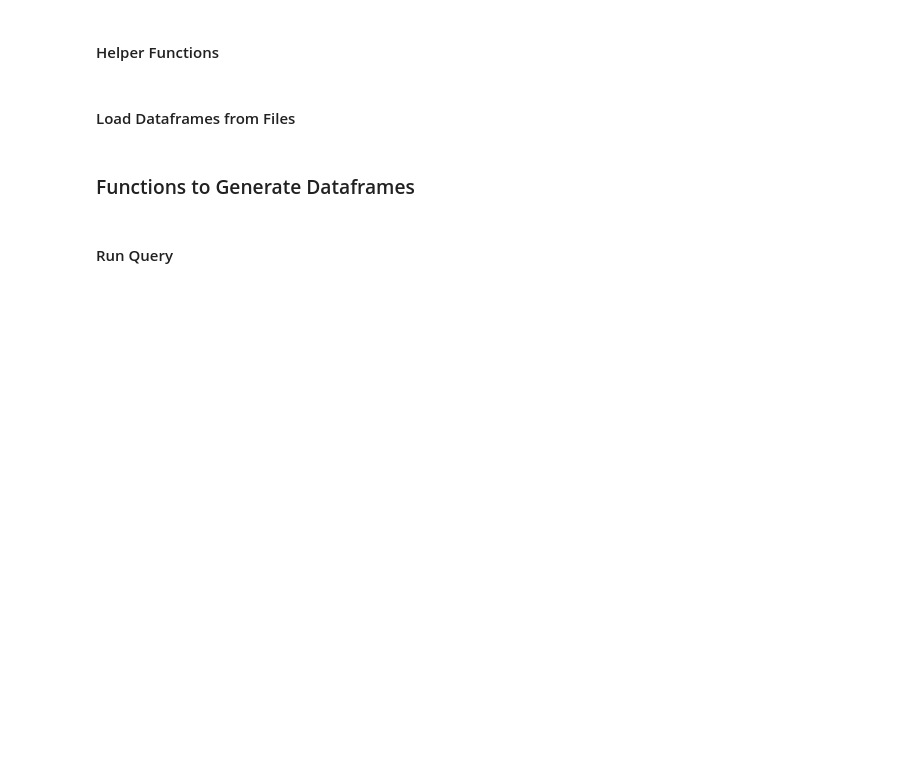
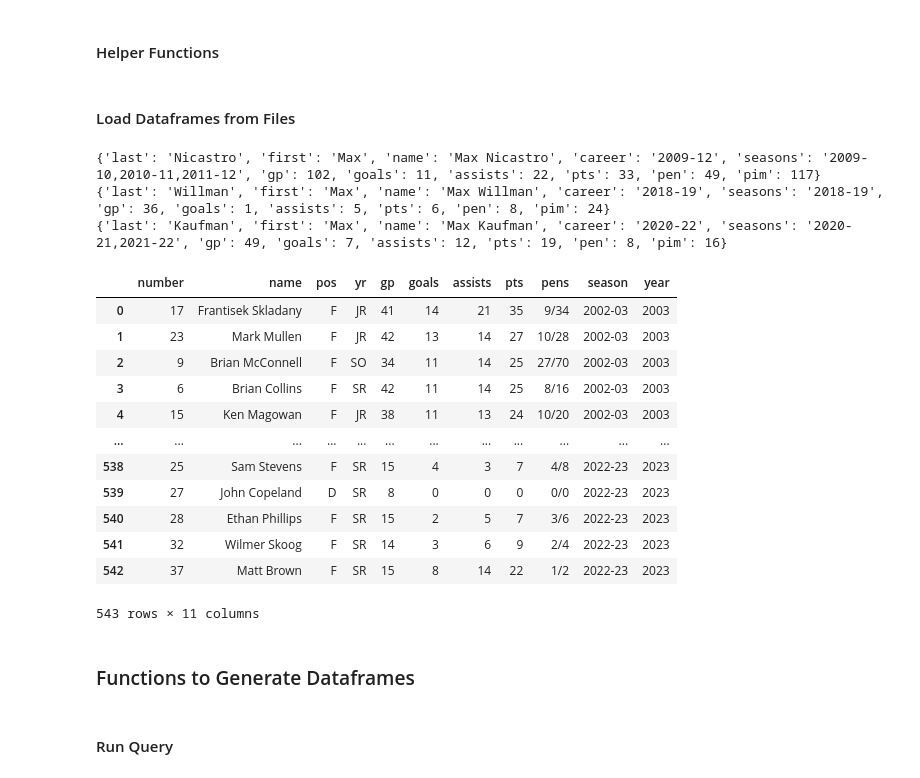
Before and after one commit to redsoxfan2194/buhockeystats, a Jupyter notebook: iPythonNoteBooks/BU Record Book.ipynb, the cells around one changed output. Cells and saved outputs as stored; diff of their text form; code cells hidden in the pictures; blank space fills up the shorter version.

Commit message:
add vs to skater data

```diff
--- a/iPythonNoteBooks/BU Record Book.ipynb
+++ b/iPythonNoteBooks/BU Record Book.ipynb
@@ -602,6 +602,8 @@ with open(fileName, 'r', encoding='utf-8') as f:
                        'pen':convertToInt(skaterSearch.group(8)),
                        'pim':convertToInt(skaterSearch.group(9))}
             skateList.append(skaterDict)
+            if('Max' in skaterDict['name']):
+                print(skaterDict)
 fileNameW=('SkaterStatsWomens.txt')
 skateListW=[]
 with open(fileNameW, 'r', encoding='utf-8') as f:
@@ -625,6 +627,10 @@ with open(fileNameW, 'r', encoding='utf-8') as f:
 dfSkate=pd.DataFrame(skateList+skateListW)
 dfSkateMens=pd.DataFrame(skateList)
 dfSkateWomens=pd.DataFrame(skateListW)
+# %% [output]
+{'last': 'Nicastro', 'first': 'Max', 'name': 'Max Nicastro', 'career': '2009-12', 'seasons': '2009-10,2010-11,2011-12', 'gp': 102, 'goals': 11, 'assists': 22, 'pts': 33, 'pen': 49, 'pim': 117}
+{'last': 'Willman', 'first': 'Max', 'name': 'Max Willman', 'career': '2018-19', 'seasons': '2018-19', 'gp': 36, 'goals': 1, 'assists': 5, 'pts': 6, 'pen': 8, 'pim': 24}
+{'last': 'Kaufman', 'first': 'Max', 'name': 'Max Kaufman', 'career': '2020-22', 'seasons': '2020-21,2021-22', 'gp': 49, 'goals': 7, 'assists': 12, 'pts': 19, 'pen': 8, 'pim': 16}
 # %%
 fileName=('GoalieStats.txt')
 goalieList=[]
@@ -771,6 +777,22 @@ f.close()
 dfSeasSkateWomens=pd.DataFrame(seasListW)
 dfSeasSkateMens=pd.DataFrame(seasList)
 dfSeasSkate=pd.DataFrame(seasList+seasListW)
+# %%
+dfSeasSkateMens
+# %% [output]
+|  | number | name | pos | yr | gp | goals | assists | pts | pens | season | year |
+| 0 | 17 | Frantisek Skladany | F | JR | 41 | 14 | 21 | 35 | 9/34 | 2002-03 | 2003 |
+| 1 | 23 | Mark Mullen | F | JR | 42 | 13 | 14 | 27 | 10/28 | 2002-03 | 2003 |
+| 2 | 9 | Brian McConnell | F | SO | 34 | 11 | 14 | 25 | 27/70 | 2002-03 | 2003 |
+| 3 | 6 | Brian Collins | F | SR | 42 | 11 | 14 | 25 | 8/16 | 2002-03 | 2003 |
+| 4 | 15 | Ken Magowan | F | JR | 38 | 11 | 13 | 24 | 10/20 | 2002-03 | 2003 |
+| ... | ... | ... | ... | ... | ... | ... | ... | ... | ... | ... | ... |
+| 538 | 25 | Sam Stevens | F | SR | 15 | 4 | 3 | 7 | 4/8 | 2022-23 | 2023 |
+| 539 | 27 | John Copeland | D | SR | 8 | 0 | 0 | 0 | 0/0 | 2022-23 | 2023 |
+| 540 | 28 | Ethan Phillips | F | SR | 15 | 2 | 5 | 7 | 3/6 | 2022-23 | 2023 |
+| 541 | 32 | Wilmer Skoog | F | SR | 14 | 3 | 6 | 9 | 2/4 | 2022-23 | 2023 |
+| 542 | 37 | Matt Brown | F | SR | 15 | 8 | 14 | 22 | 1/2 | 2022-23 | 2023 |
+543 rows × 11 columns
 # %%
 fileName=('SeasonGoalieStats.txt')
 with open(fileName, 'r', encoding='utf-8') as f:
```
Also changed, not shown: parts of 7 cells of this notebook.
